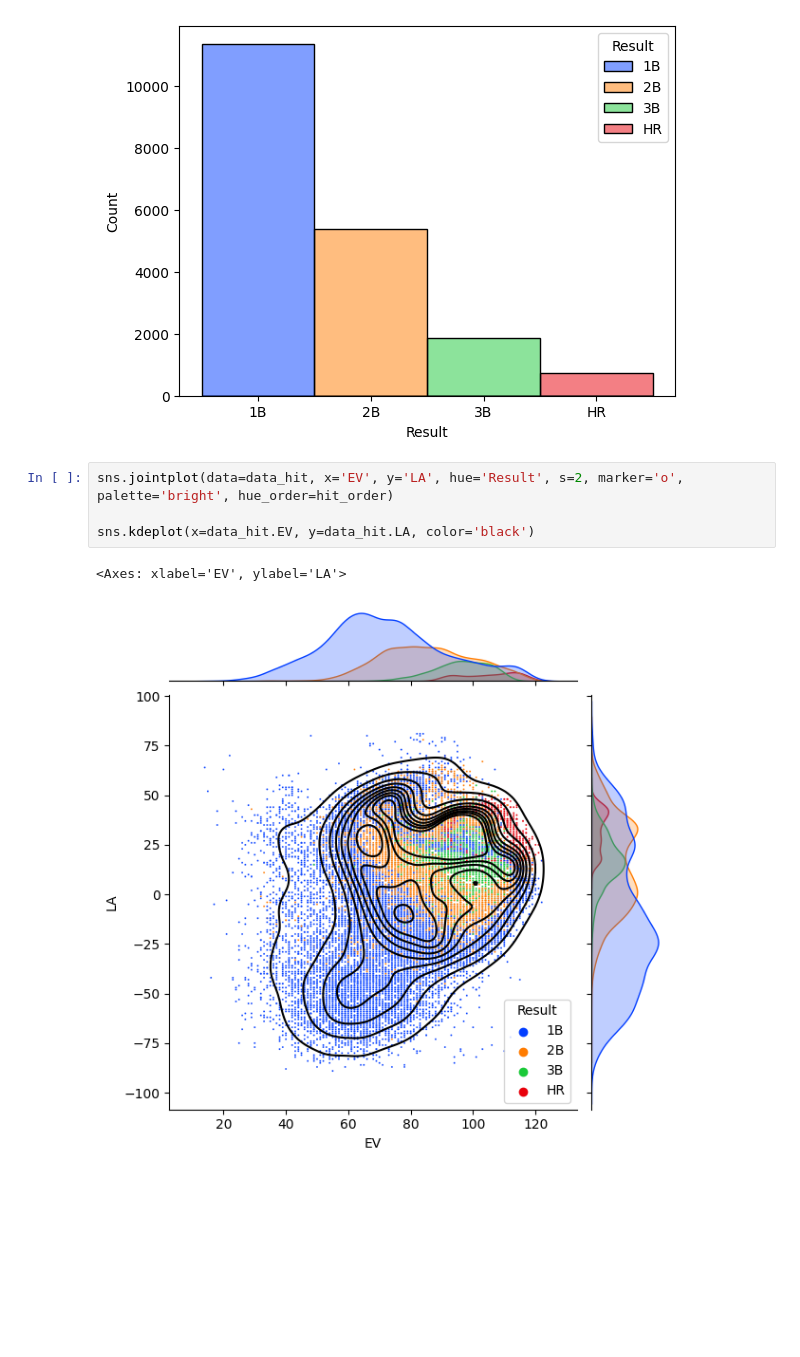
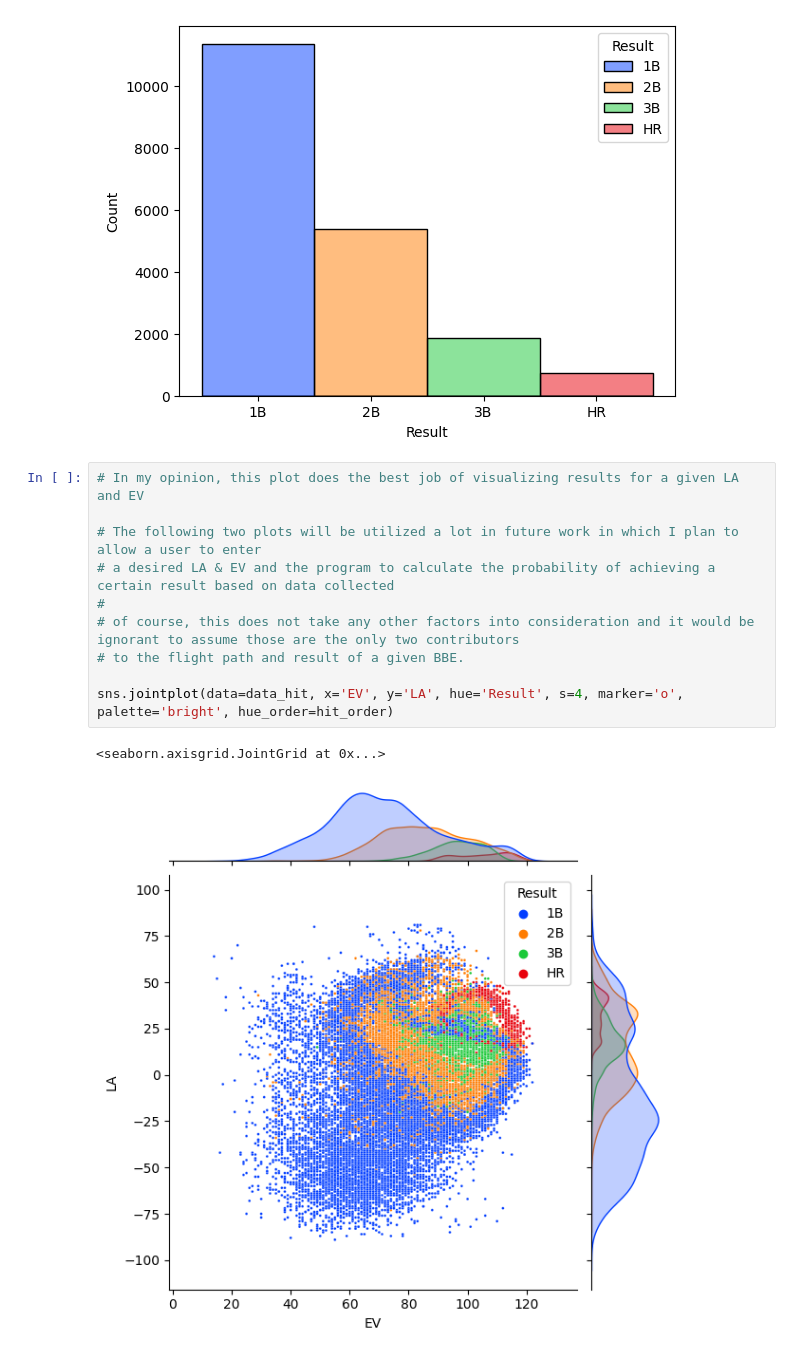
Before and after one commit to brbutler304/savant, a Jupyter notebook: masterlist.ipynb, the cells around one changed output. Drawn from its saved outputs; the diff is of its cells as text; blank space fills up the shorter version.

```diff
--- a/masterlist.ipynb
+++ b/masterlist.ipynb
@@ -153,10 +120,16 @@ See the caveats in the documentation: https://pandas.pydata.org/pandas-docs/stab
   data_hit['Result'] = pd.Categorical(data_hit['Result'], ['1B', '2B', '3B', 'HR'])
 <Axes: xlabel='Result', ylabel='Count'>
 [figure]
-# %%
-sns.jointplot(data=data_hit, x='EV', y='LA', hue='Result', s=2, marker='o', palette='bright', hue_order=hit_order)
-
-sns.kdeplot(x=data_hit.EV, y=data_hit.LA, color='black')
-# %% [output]
-<Axes: xlabel='EV', ylabel='LA'>
-[figure, removed]
+# %%
+# In my opinion, this plot does the best job of visualizing results for a given LA and EV
+
+# The following two plots will be utilized a lot in future work in which I plan to allow a user to enter
+# a desired LA & EV and the program to calculate the probability of achieving a certain result based on data collected
+#
+# of course, this does not take any other factors into consideration and it would be ignorant to assume those are the only two contributors
+# to the flight path and result of a given BBE.
+
+sns.jointplot(data=data_hit, x='EV', y='LA', hue='Result', s=4, marker='o', palette='bright', hue_order=hit_order)
+# %% [output]
+<seaborn.axisgrid.JointGrid at 0x...>
+[figure, added]
```
Also changed, not shown: parts of 5 cells of this notebook, 1 other file.
